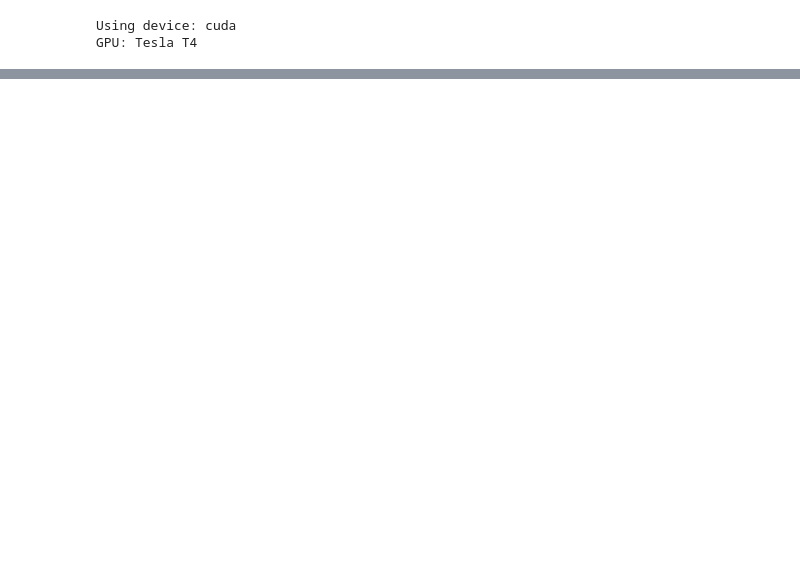
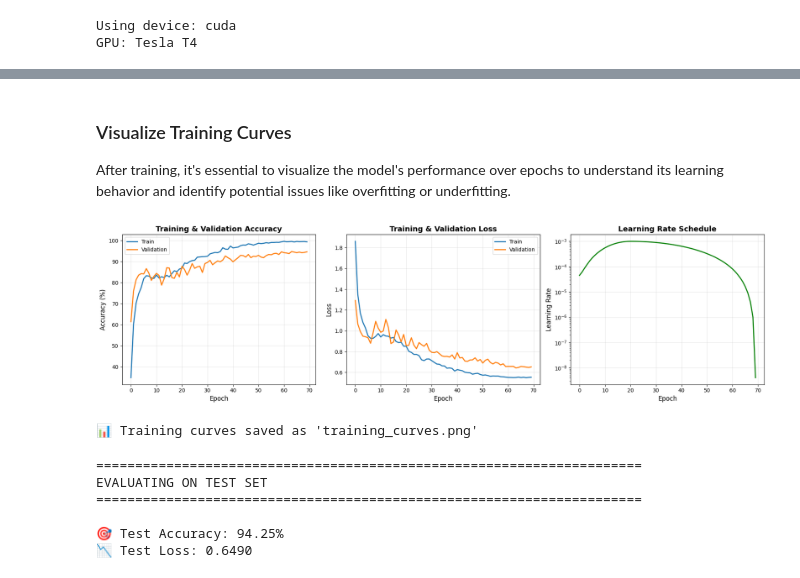
Before and after one commit to OsaVS/cnn-realwaste, a Jupyter notebook: FinalModels/DenseNet121.ipynb, the cells around one changed output, grey strips where cells are left out. Saved outputs shown, nothing was run; the diff lists cells and outputs as text; code cells hidden in the pictures; blank space fills up the shorter version.

Commit message:
Refactored DenseNet model

```diff
--- a/FinalModels/DenseNet121.ipynb
+++ b/FinalModels/DenseNet121.ipynb
@@ -35,14 +73,14 @@ import torch.optim as optim
 from torch.utils.data import Dataset, DataLoader, Subset
 import torchvision.transforms as transforms
 from torchvision import models
+from sklearn.model_selection import StratifiedShuffleSplit
 import numpy as np
 import matplotlib.pyplot as plt
 import seaborn as sns
 from PIL import Image
 from pathlib import Path
-from sklearn.metrics import confusion_matrix, classification_report, precision_recall_fscore_support
+from sklearn.metrics import confusion_matrix, classification_report
 import time
-import os
 from collections import Counter
 
 # Set random seeds for reproducibility
@@ -54,6 +92,19 @@ device = torch.device('cuda' if torch.cuda.is_available() else 'cpu')
 print(f"Using device: {device}")
 if torch.cuda.is_available():
     print(f"GPU: {torch.cuda.get_device_name(0)}")
+
+# Dataset parameters
+IMAGE_SIZE = 224
+BATCH_SIZE = 32
+NUM_CLASSES = 9
+NUM_EPOCHS = 70
+DATA_DIR = './RealWaste'
+
+CLASS_NAMES = [
+    'Cardboard', 'Food Organics', 'Glass', 'Metal',
+    'Miscellaneous Trash', 'Paper', 'Plastic',
+    'Textile Trash', 'Vegetation'
+]
 # %% [output]
 Using device: cuda
 GPU: Tesla T4
@@ -662,0 +596,60 @@ GENERATING CONFUSION MATRIX
+# %% [markdown]
+### Visualize Training Curves
+
+After training, it's essential to visualize the model's performance over epochs to understand its learning behavior and identify potential issues like overfitting or underfitting.
+# %%
+fig, axes = plt.subplots(1, 3, figsize=(18, 5))
+
+# Accuracy
+axes[0].plot(history['train_acc'], label='Train', linewidth=2)
+axes[0].plot(history['val_acc'], label='Validation', linewidth=2)
+axes[0].set_xlabel('Epoch', fontsize=12)
+axes[0].set_ylabel('Accuracy (%)', fontsize=12)
+axes[0].set_title('Training & Validation Accuracy', fontsize=14, fontweight='bold')
+axes[0].legend()
+axes[0].grid(True, alpha=0.3)
+
+# Loss
+axes[1].plot(history['train_loss'], label='Train', linewidth=2)
+axes[1].plot(history['val_loss'], label='Validation', linewidth=2)
+axes[1].set_xlabel('Epoch', fontsize=12)
+axes[1].set_ylabel('Loss', fontsize=12)
+axes[1].set_title('Training & Validation Loss', fontsize=14, fontweight='bold')
+axes[1].legend()
+axes[1].grid(True, alpha=0.3)
+
+# Learning Rate
+axes[2].plot(history['lr'], linewidth=2, color='green')
+axes[2].set_xlabel('Epoch', fontsize=12)
+axes[2].set_ylabel('Learning Rate', fontsize=12)
+axes[2].set_title('Learning Rate Schedule', fontsize=14, fontweight='bold')
+axes[2].set_yscale('log')
+axes[2].grid(True, alpha=0.3)
+
+plt.tight_layout()
+plt.savefig('training_curves.png', dpi=300, bbox_inches='tight')
+plt.show()
+
+print("\n📊 Training curves saved as 'training_curves.png'")
+# %% [output]
+[figure, added]
+📊 Training curves saved as 'training_curves.png'
+# %%
+print("\n" + "="*70)
+print("EVALUATING ON TEST SET")
+print("="*70)
+
+# Load best model
+checkpoint = torch.load('best_densenet121.pth')
+model.load_state_dict(checkpoint['model_state_dict'])
+
+test_loss, test_acc = validate_epoch(model, test_loader, criterion, device)
+print(f"\n🎯 Test Accuracy: {test_acc:.2f}%")
+print(f"📉 Test Loss: {test_loss:.4f}")
+# %% [output]
+======================================================================
+EVALUATING ON TEST SET
+======================================================================
+
+🎯 Test Accuracy: 94.25%
+📉 Test Loss: 0.6490
```
Also changed, not shown: parts of 27 cells of this notebook.
